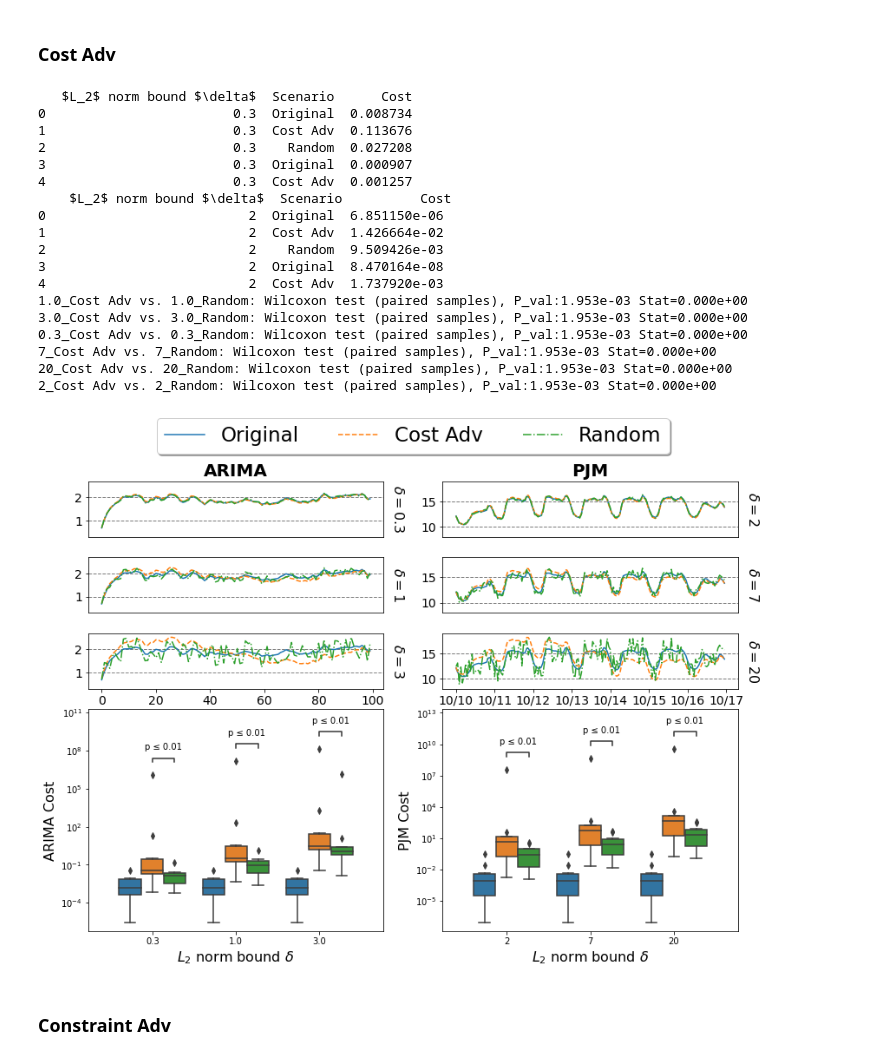
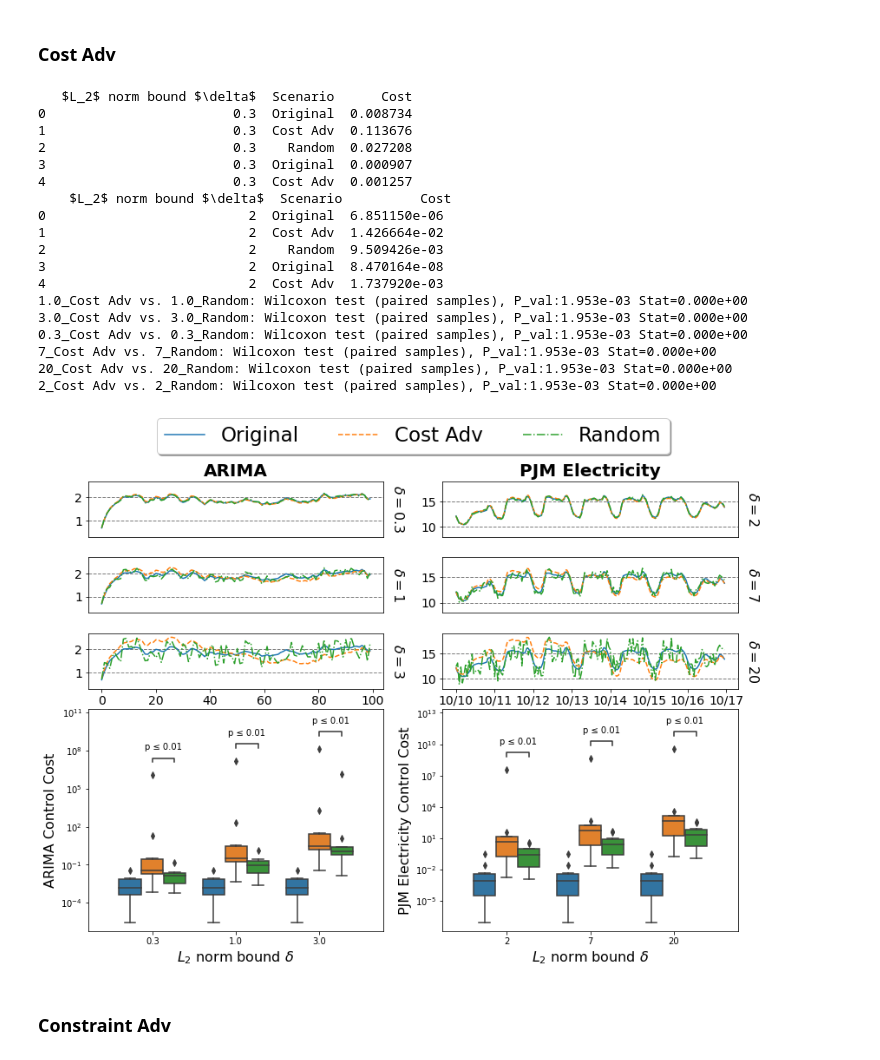
Before and after one commit to UTAustin-SwarmLab/Constraint-Adversarial-MPC, a Jupyter notebook: constraint_adv.ipynb, the cells around one changed output. Drawn from its saved outputs; the diff is of its cells as text; code cells hidden in the pictures.

Commit message:
PJM -> PJM Electricity

```diff
--- a/constraint_adv.ipynb
+++ b/constraint_adv.ipynb
@@ -560,7 +560,7 @@ for (delta1, delta2) in zip(delta_list, delta_list2):
     flag += 1
 
 
-for ax, col in zip(ts_ax_list[0, :], ("ARIMA", "PJM")):
+for ax, col in zip(ts_ax_list[0, :], ("ARIMA", "PJM Electricity")):
     ax.set_title(col, fontsize=20, fontweight="bold")
 
 lgd = fig.legend(["Original", "Cost Adv", "Random"], loc='upper center', bbox_to_anchor=(0.5, 1.03), fancybox=True, shadow=True, ncol=3, fontsize=23)
@@ -569,7 +569,7 @@ xlabel1 = ts_ax_list[flag-1, 0].set_xlabel("ARIMA Time Series $S$", fontsize=16)
 
 myFmt = mdates.DateFormatter('%m/%d')
 ts_ax_list[flag-1, 1].xaxis.set_major_formatter(myFmt)
-xlabel2 = ts_ax_list[flag-1, 1].set_xlabel("PJM Time Series $S$", fontsize=16)
+xlabel2 = ts_ax_list[flag-1, 1].set_xlabel("PJM Electricity Time Series $S$", fontsize=16)
 
 
 ax = sns.boxplot(ax=ts_ax_list[flag, 0], data=arima_df, x='$L_2$ norm bound $\delta$', y='Cost', hue='Scenario'
@@ -578,7 +578,7 @@ ax.legend().remove()
 ax.set_yscale('log')
 # plt.legend(fontsize=16)
 ax.set_xlabel('$L_2$ norm bound $\delta$', fontsize=16)
-ax.set_ylabel('ARIMA Cost', fontsize=16)
+ax.set_ylabel('ARIMA Control Cost', fontsize=16)
 
 hue_order = ['Original', 'Cost Adv', 'Random']
 pairs = []
@@ -597,40 +597,40 @@ ax.legend().remove()
 ax.set_yscale('log')
 # plt.legend(fontsize=16)
 ax.set_xlabel('$L_2$ norm bound $\delta$', fontsize=16)
-ax.set_ylabel('PJM Cost', fontsize=16)
+ax.set_ylabel('PJM Electricity Control Cost', fontsize=16)
 
 hue_order = ['Original', 'Cost Adv', 'Random']
 pairs = []
 # pairs = pairs + [((delta, 'Original'), (delta, 'Cost Adv')) for delta in delta_list2]
 pairs = pairs + [((delta, 'Cost Adv'), (delta, 'Random')) for delta in delta_list2]
 
 annotator = Annotator(ax, pairs, data=pjm_df, x='$L_2$ norm bound $\delta$', y='Cost', hue='Scenario')#, hue_order=hue_order)
 annotator.new_plot(ax, pairs, plot='barplot', data=pjm_df, x='$L_2$ norm bound $\delta$', y='Cost', hue='Scenario', hue_order=hue_order, seed=2021)
 annotator.configure(test='Wilcoxon', text_format='simple', text_offset=8, show_test_name=False)#, loc='outside')
 annotator.apply_and_annotate()
 
 fig.subplots_adjust(left=0.1, bottom=0.1, right=0.9, top=0.9, wspace=0.2, hspace=0.21)
 fig.savefig("./plots/ARIMA_PJM adv cost time series.pdf", dpi=1000, bbox_inches="tight") #, bbox_extra_artists=(lgd,xlabel1, xlabel2)
 # %% [output]
    $L_2$ norm bound $\delta$  Scenario      Cost
 0                        0.3  Original  0.008734
 1                        0.3  Cost Adv  0.113676
 2                        0.3    Random  0.027208
 3                        0.3  Original  0.000907
 4                        0.3  Cost Adv  0.001257
     $L_2$ norm bound $\delta$  Scenario          Cost
 0                          2  Original  6.851150e-06
 1                          2  Cost Adv  1.426664e-02
 2                          2    Random  9.509426e-03
 3                          2  Original  8.470164e-08
 4                          2  Cost Adv  1.737920e-03
 1.0_Cost Adv vs. 1.0_Random: Wilcoxon test (paired samples), P_val:1.953e-03 Stat=0.000e+00
 3.0_Cost Adv vs. 3.0_Random: Wilcoxon test (paired samples), P_val:1.953e-03 Stat=0.000e+00
 0.3_Cost Adv vs. 0.3_Random: Wilcoxon test (paired samples), P_val:1.953e-03 Stat=0.000e+00
 7_Cost Adv vs. 7_Random: Wilcoxon test (paired samples), P_val:1.953e-03 Stat=0.000e+00
 20_Cost Adv vs. 20_Random: Wilcoxon test (paired samples), P_val:1.953e-03 Stat=0.000e+00
 2_Cost Adv vs. 2_Random: Wilcoxon test (paired samples), P_val:1.953e-03 Stat=0.000e+00
-[figure, old version]
+[figure, new version]
 # %% [markdown]
 ### Constraint Adv
 # %%
```
Also changed, not shown: parts of 1 cell of this notebook, 2 other files.
